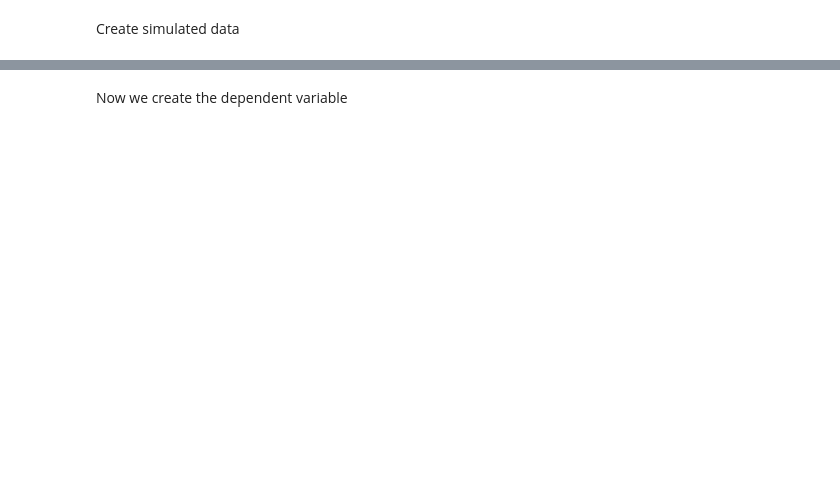
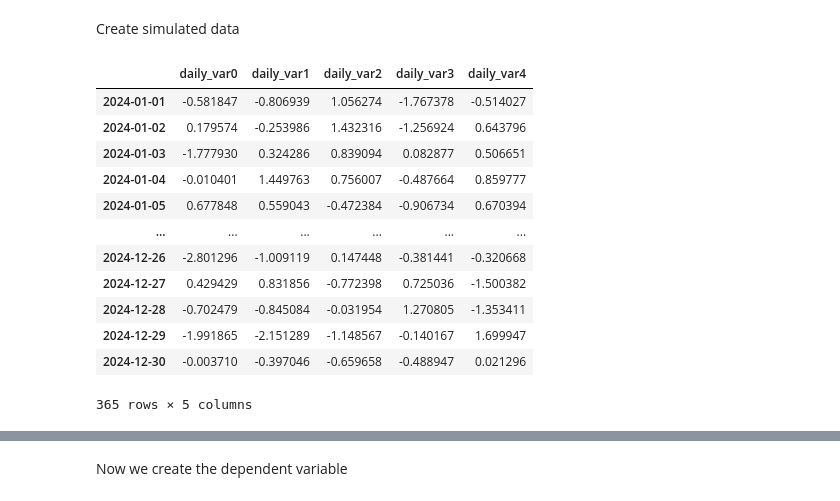
Before and after one commit to DianaZaig/Nowcasting-Techsprint, a Jupyter notebook: code/TFT_test.ipynb, the cells around one changed output, grey strips where cells are left out. Cells and saved outputs as stored; diff of their text form; code cells hidden in the pictures; blank space fills up the shorter version.

```diff
--- a/code/TFT_test.ipynb
+++ b/code/TFT_test.ipynb
@@ -12,15 +15,29 @@ tft = TFT(cache_data=False)
 # %% [markdown]
 Create simulated data
 # %%
-n_days = 100
+n_days = 365
 n_daily_vars = 5
 
 df_daily = pd.DataFrame(
     np.random.randn(n_days, n_daily_vars),
     index=pd.date_range(start="2024-01-01", periods=n_days, freq="D")
 )
 df_daily.columns = [f"daily_var{i}" for i in range(n_daily_vars)]
 df_daily
+# %% [output]
+|  | daily_var0 | daily_var1 | daily_var2 | daily_var3 | daily_var4 |
+| 2024-01-01 | -0.581847 | -0.806939 | 1.056274 | -1.767378 | -0.514027 |
+| 2024-01-02 | 0.179574 | -0.253986 | 1.432316 | -1.256924 | 0.643796 |
+| 2024-01-03 | -1.777930 | 0.324286 | 0.839094 | 0.082877 | 0.506651 |
+| 2024-01-04 | -0.010401 | 1.449763 | 0.756007 | -0.487664 | 0.859777 |
+| 2024-01-05 | 0.677848 | 0.559043 | -0.472384 | -0.906734 | 0.670394 |
+| ... | ... | ... | ... | ... | ... |
+| 2024-12-26 | -2.801296 | -1.009119 | 0.147448 | -0.381441 | -0.320668 |
+| 2024-12-27 | 0.429429 | 0.831856 | -0.772398 | 0.725036 | -1.500382 |
+| 2024-12-28 | -0.702479 | -0.845084 | -0.031954 | 1.270805 | -1.353411 |
+| 2024-12-29 | -1.991865 | -2.151289 | -1.148567 | -0.140167 | 1.699947 |
+| 2024-12-30 | -0.003710 | -0.397046 | -0.659658 | -0.488947 | 0.021296 |
+365 rows × 5 columns
 # %%
 n_months = 8
 n_monthly_vars = 4
```
Also changed, not shown: parts of 11 cells of this notebook.
